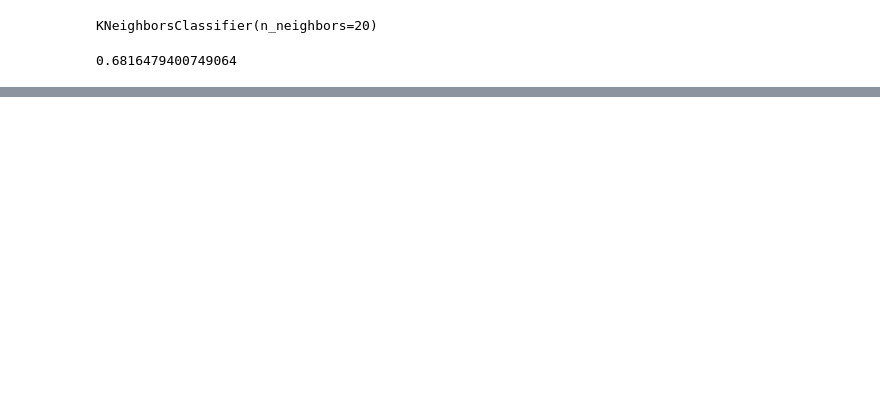
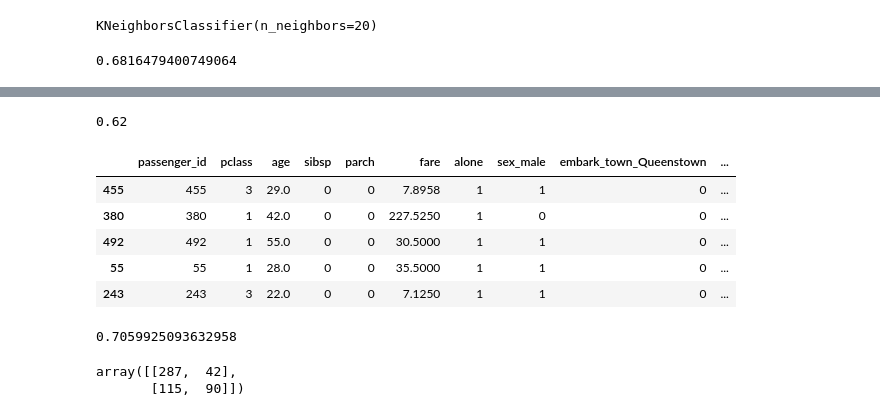
Before and after one commit to Gazizmakhanov/classification-exercises, a Jupyter notebook: model.ipynb, the cells around one changed output, grey strips where cells are left out. Cells and saved outputs as stored; diff of their text form; code cells hidden in the pictures; blank space fills up the shorter version.

```diff
--- a/model.ipynb
+++ b/model.ipynb
@@ -332,0 +358,14 @@ pd.DataFrame(classification_report(y_test, test_accuracy_knn, output_dict=True))
+# %%
+baseline_pred=round((train.survived==0).mean(), 2)
+baseline_pred
+# %% [output]
+0.62
+# %%
+x_train.head()
+# %% [output]
+|  | passenger_id | pclass | age | sibsp | parch | fare | alone | sex_male | embark_town_Queenstown | ... |
+| 455 | 455 | 3 | 29.0 | 0 | 0 | 7.8958 | 1 | 1 | 0 | ... |
+| 380 | 380 | 1 | 42.0 | 0 | 0 | 227.5250 | 1 | 0 | 0 | ... |
+| 492 | 492 | 1 | 55.0 | 0 | 0 | 30.5000 | 1 | 1 | 0 | ... |
+| 55 | 55 | 1 | 28.0 | 0 | 0 | 35.5000 | 1 | 1 | 0 | ... |
+| 243 | 243 | 3 | 22.0 | 0 | 0 | 7.1250 | 1 | 1 | 0 | ... |
@@ -332,0 +374,6 @@ pd.DataFrame(classification_report(y_test, test_accuracy_knn, output_dict=True))
+# %%
+feauts=x_train[['age', 'fare', 'pclass']]
+logit.fit(feauts, y_train)
+logit.score(feauts, y_train)
+# %% [output]
+0.7059925093632958
@@ -332,0 +382,5 @@ pd.DataFrame(classification_report(y_test, test_accuracy_knn, output_dict=True))
+# %%
+confusion_matrix(y_train, logitr)
+# %% [output]
+array([[287,  42],
+       [115,  90]])
```
Also changed, not shown: parts of 61 cells of this notebook.
